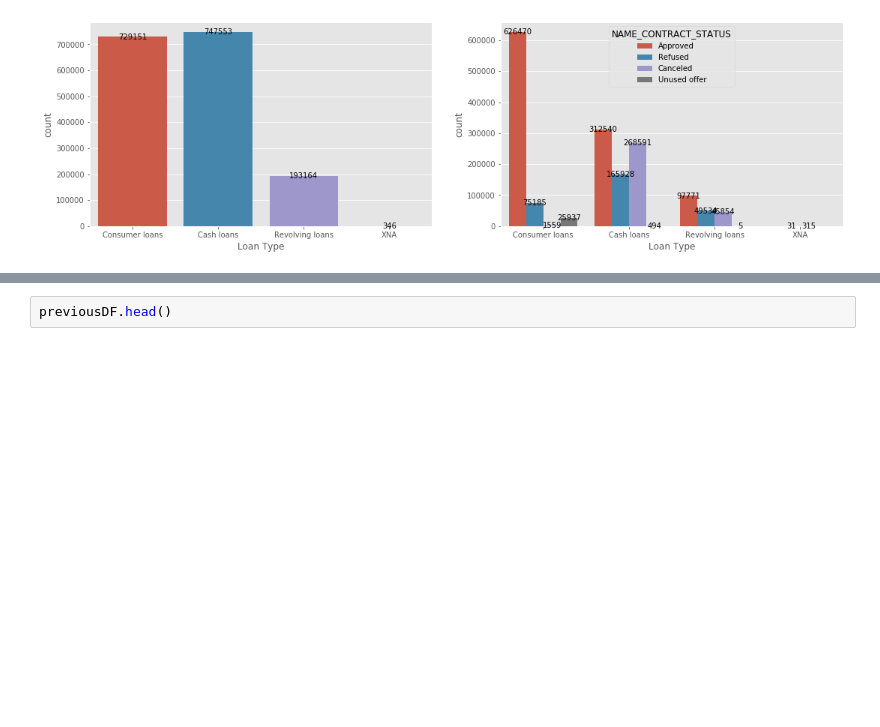
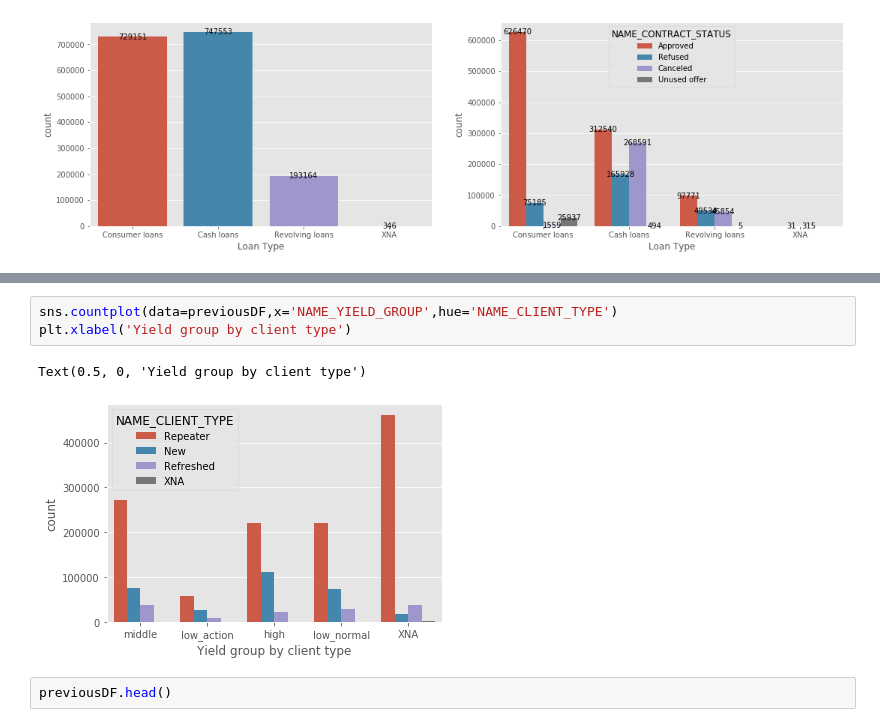
Before and after one commit to sunny0103/personal_project_kaggle, a Jupyter notebook: bank_loan/bank Loan EDA.ipynb, the cells around one changed output, grey strips where cells are left out. Cells and saved outputs as stored; diff of their text form; blank space fills up the shorter version.

```diff
--- a/bank_loan/bank Loan EDA.ipynb
+++ b/bank_loan/bank Loan EDA.ipynb
@@ -765,3 +765,9 @@ plt.show();
+# %%
+sns.countplot(data=previousDF,x='NAME_YIELD_GROUP',hue='NAME_CLIENT_TYPE')
+plt.xlabel('Yield group by client type')
+# %% [output]
+Text(0.5, 0, 'Yield group by client type')
+[figure, added]
 # %%
 previousDF.head()
 # %% [output]
```
Also changed, not shown: parts of 4 cells of this notebook.
